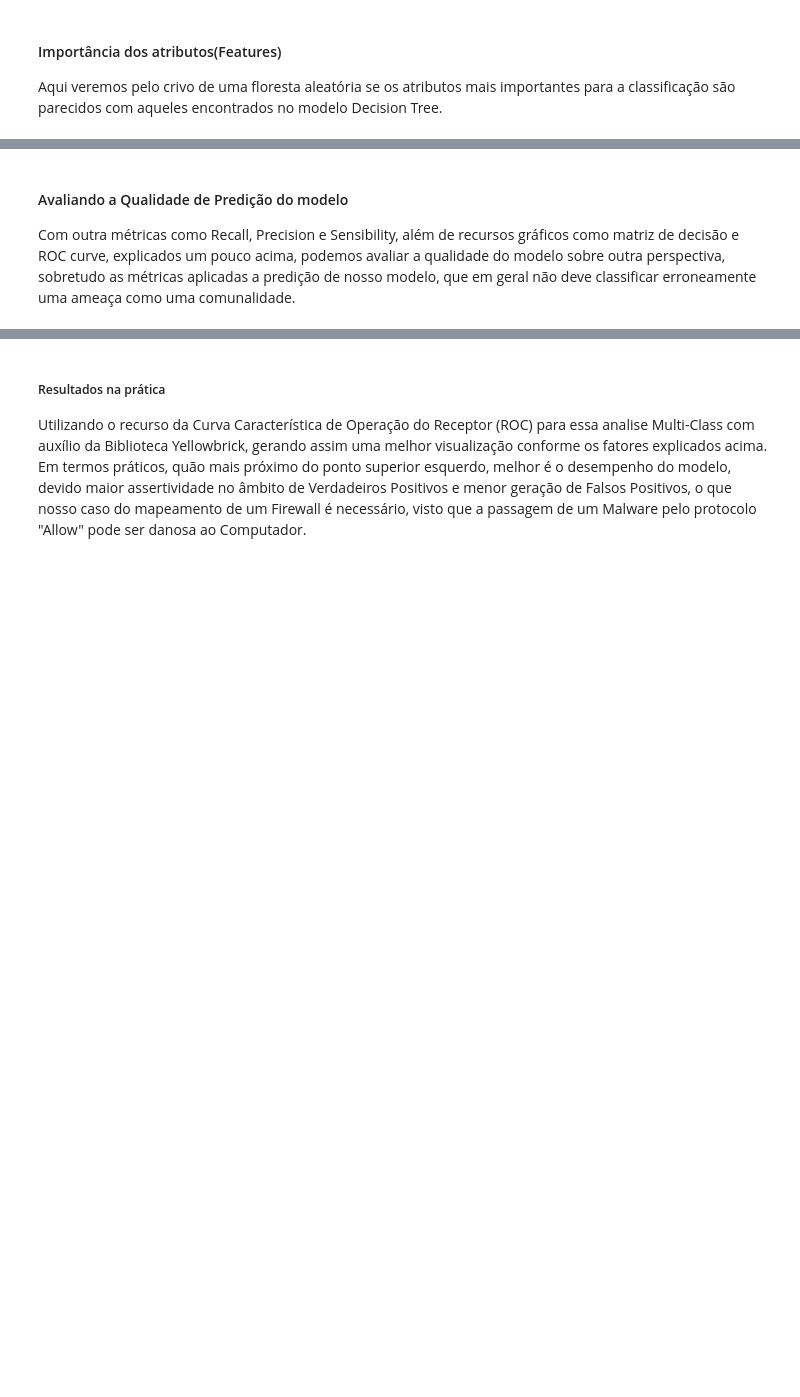
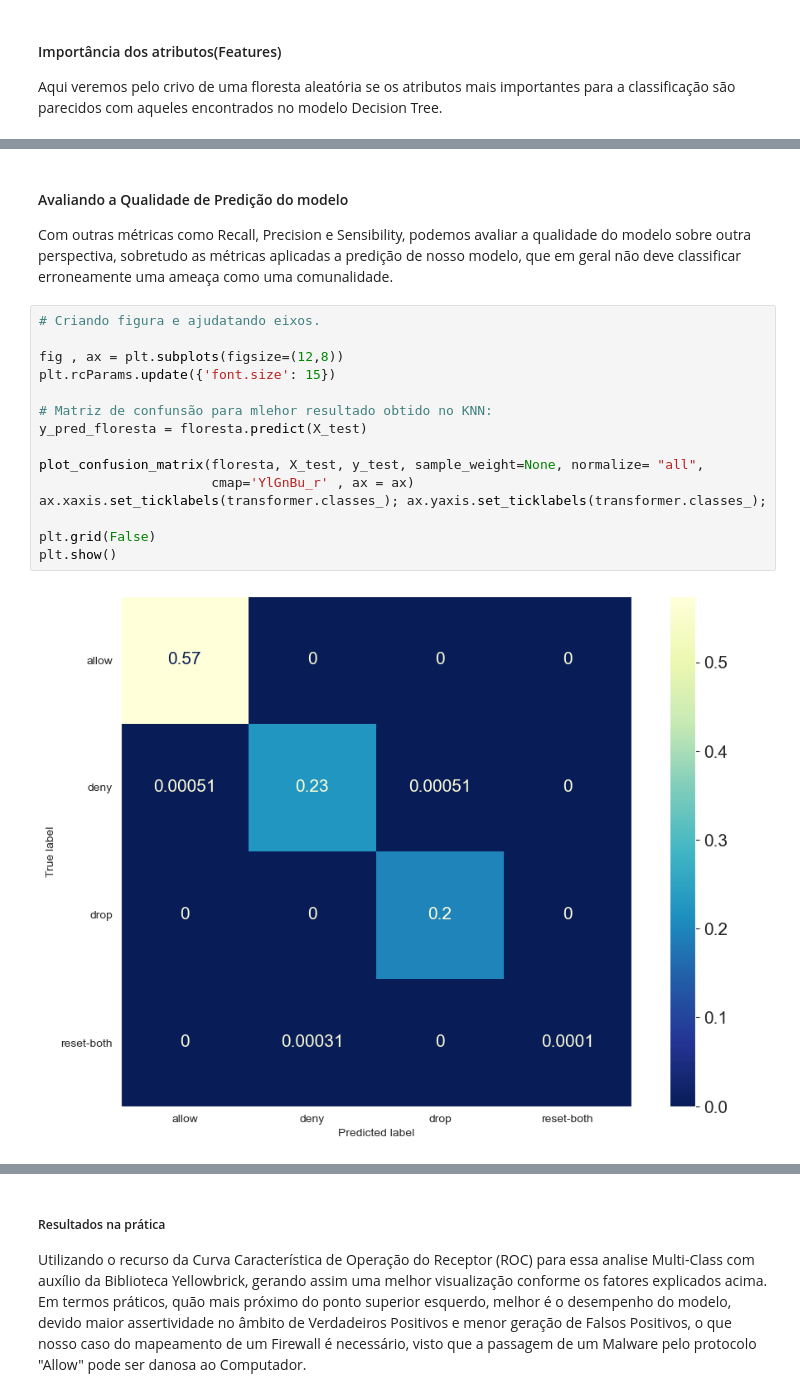
Before and after one commit to leticiacb1/Aviation_Accident_Analysis, a Jupyter notebook: Firewall_Project_Cdados2.ipynb, the cells around one changed output, grey strips where cells are left out. Drawn from its saved outputs; the diff is of its cells as text; blank space fills up the shorter version.

```diff
--- a/Firewall_Project_Cdados2.ipynb
+++ b/Firewall_Project_Cdados2.ipynb
@@ -2602,4 +2745,21 @@ Aqui veremos pelo crivo de uma floresta aleatória se os atributos mais importan
 # %% [markdown]
 #### Avaliando a Qualidade de Predição do modelo
 
-Com outra métricas como Recall, Precision e Sensibility, além de recursos gráficos como matriz de decisão e ROC curve, explicados um pouco acima, podemos avaliar a qualidade do modelo sobre outra perspectiva, sobretudo as métricas aplicadas a predição de nosso modelo, que em geral não deve classificar erroneamente uma ameaça como uma comunalidade.
+Com outras métricas como Recall, Precision e Sensibility, podemos avaliar a qualidade do modelo sobre outra perspectiva, sobretudo as métricas aplicadas a predição de nosso modelo, que em geral não deve classificar erroneamente uma ameaça como uma comunalidade.
+# %%
+# Criando figura e ajudatando eixos.
+
+fig , ax = plt.subplots(figsize=(12,8))
+plt.rcParams.update({'font.size': 15})
+
+# Matriz de confunsão para mlehor resultado obtido no KNN:
+y_pred_floresta = floresta.predict(X_test)
+
+plot_confusion_matrix(floresta, X_test, y_test, sample_weight=None, normalize= "all",
+                      cmap='YlGnBu_r' , ax = ax)
+ax.xaxis.set_ticklabels(transformer.classes_); ax.yaxis.set_ticklabels(transformer.classes_);
+
+plt.grid(False)
+plt.show()
+# %% [output]
+[figure, added]
```
Also changed, not shown: parts of 31 cells of this notebook.
